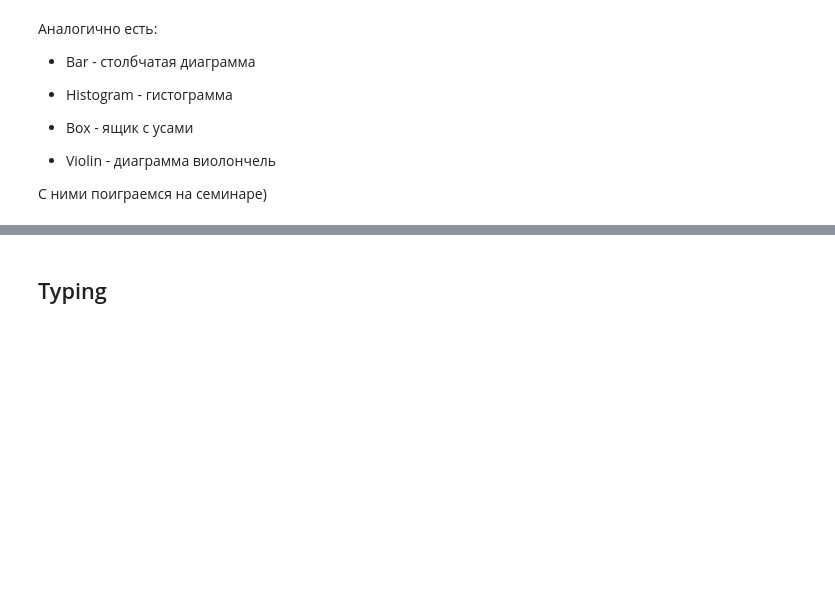
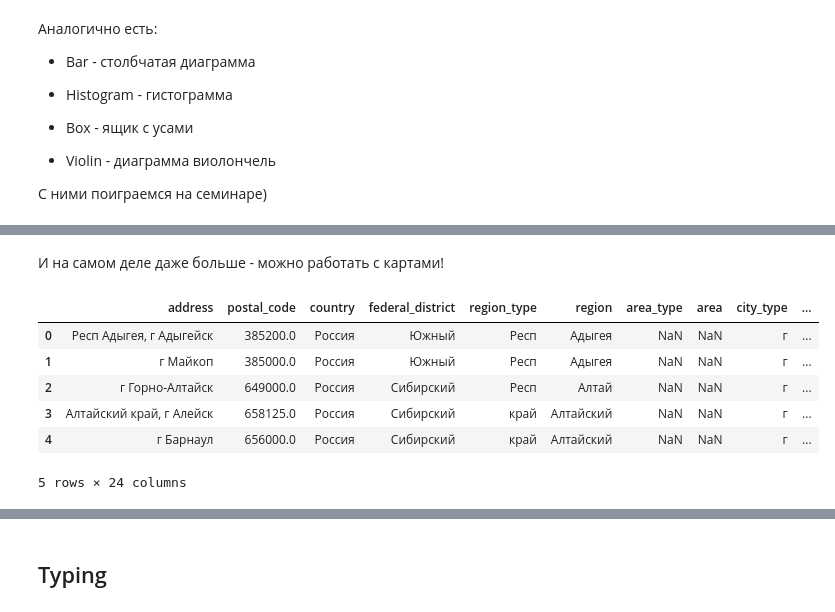
Before and after one commit to Palladain/Deep_Python, a Jupyter notebook: Lectures/Lecture_4/Lecture_4_Python.ipynb, the cells around one changed output, grey strips where cells are left out. Cells and saved outputs as stored; diff of their text form; code cells hidden in the pictures; blank space fills up the shorter version.

```diff
--- a/Lectures/Lecture_4/Lecture_4_Python.ipynb
+++ b/Lectures/Lecture_4/Lecture_4_Python.ipynb
@@ -240,0 +336,13 @@ fig.show()
+# %% [markdown]
+И на самом деле даже больше - можно работать с картами!
+# %%
+cities = pd.read_csv('https://raw.githubusercontent.com/hflabs/city/master/city.csv')
+cities.head()
+# %% [output]
+|  | address | postal_code | country | federal_district | region_type | region | area_type | area | city_type | ... |
+| 0 | Респ Адыгея, г Адыгейск | 385200.0 | Россия | Южный | Респ | Адыгея | NaN | NaN | г | ... |
+| 1 | г Майкоп | 385000.0 | Россия | Южный | Респ | Адыгея | NaN | NaN | г | ... |
+| 2 | г Горно-Алтайск | 649000.0 | Россия | Сибирский | Респ | Алтай | NaN | NaN | г | ... |
+| 3 | Алтайский край, г Алейск | 658125.0 | Россия | Сибирский | край | Алтайский | NaN | NaN | г | ... |
+| 4 | г Барнаул | 656000.0 | Россия | Сибирский | край | Алтайский | NaN | NaN | г | ... |
+5 rows × 24 columns
```
Also changed, not shown: parts of 18 cells of this notebook, 1 other file.
